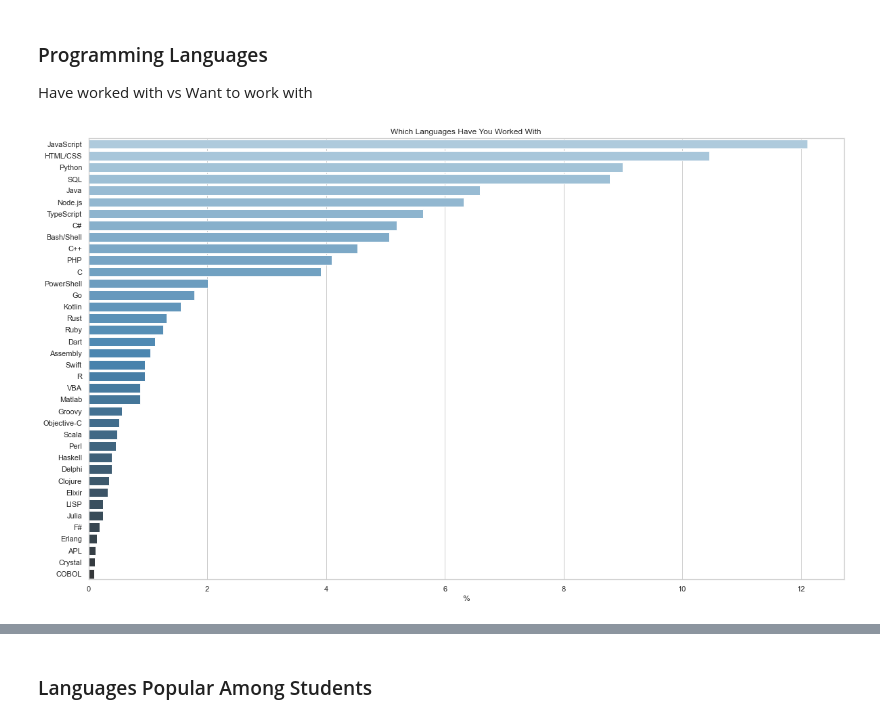
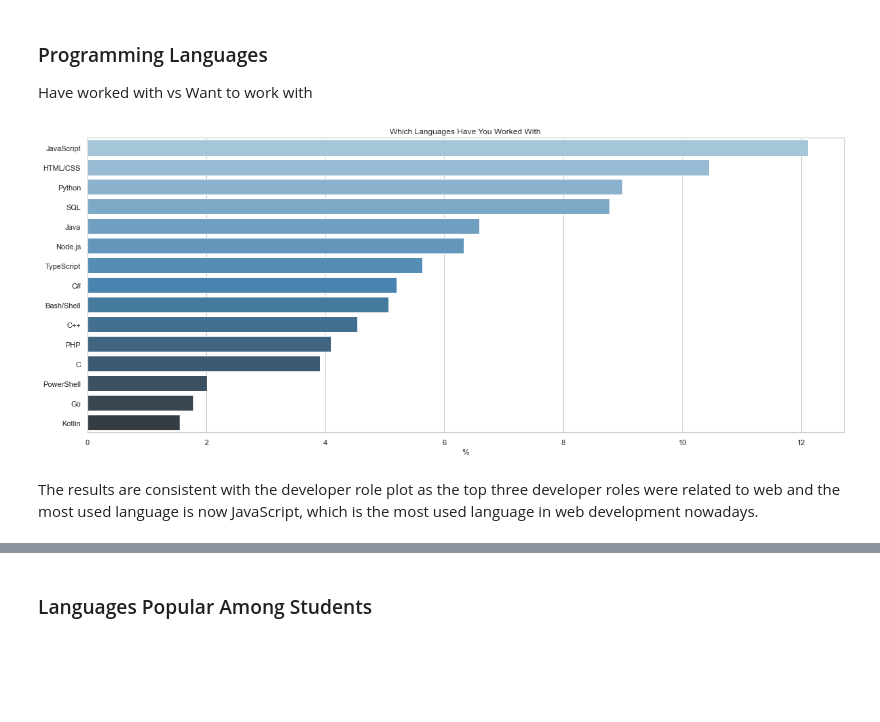
Before and after one commit to Talha0077/Stackoverflow-2021-Survey-EDA, a Jupyter notebook: EDA.ipynb, the cells around one changed output, grey strips where cells are left out. Cells and saved outputs as stored; diff of their text form; code cells hidden in the pictures; blank space fills up the shorter version.

```diff
--- a/EDA.ipynb
+++ b/EDA.ipynb
@@ -267,13 +269,15 @@ Have worked with vs Want to work with
 # %%
 languages_df = one_hot_encode(responses_df.LanguageHaveWorkedWith)
 # %%
-plt.figure(figsize=(20, 12))
+plt.figure(figsize=(20, 8))
 language_percent = (languages_df.sum().sort_values(ascending=False) / languages_df.sum().sum()) * 100
-sns.barplot(x=language_percent, y=language_percent.index, palette='Blues_d')
+sns.barplot(x=language_percent.head(15), y=language_percent.head(15).index, palette='Blues_d')
 plt.title('Which Languages Have You Worked With')
 plt.xlabel('%');
 # %% [output]
-[figure, old version]
+[figure, new version]
+# %% [markdown]
+The results are consistent with the developer role plot as the top three developer roles were related to web and the most used language is now JavaScript, which is the most used language in web development nowadays.
 # %%
 languages_trend = one_hot_encode(responses_df.LanguageWantToWorkWith)
 # %%
```
Also changed, not shown: parts of 28 cells of this notebook.
